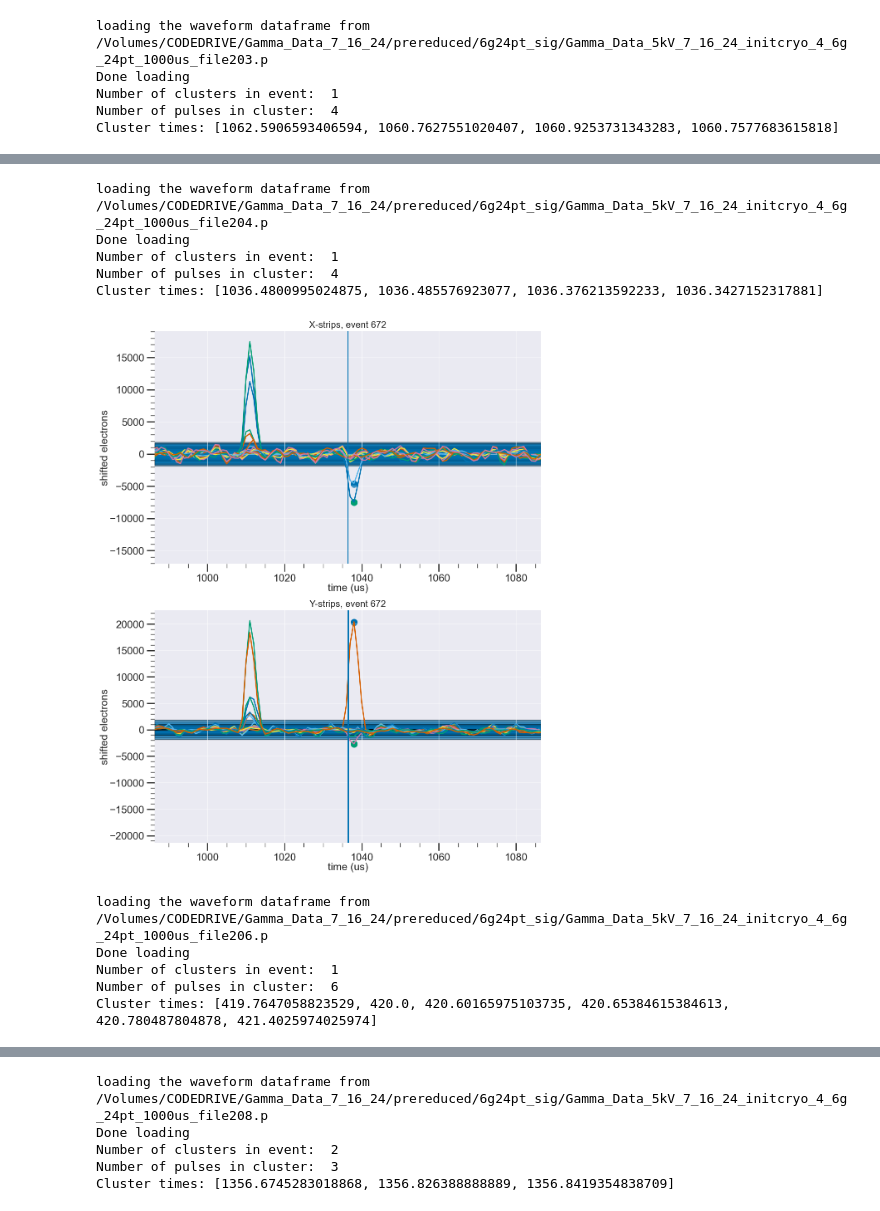
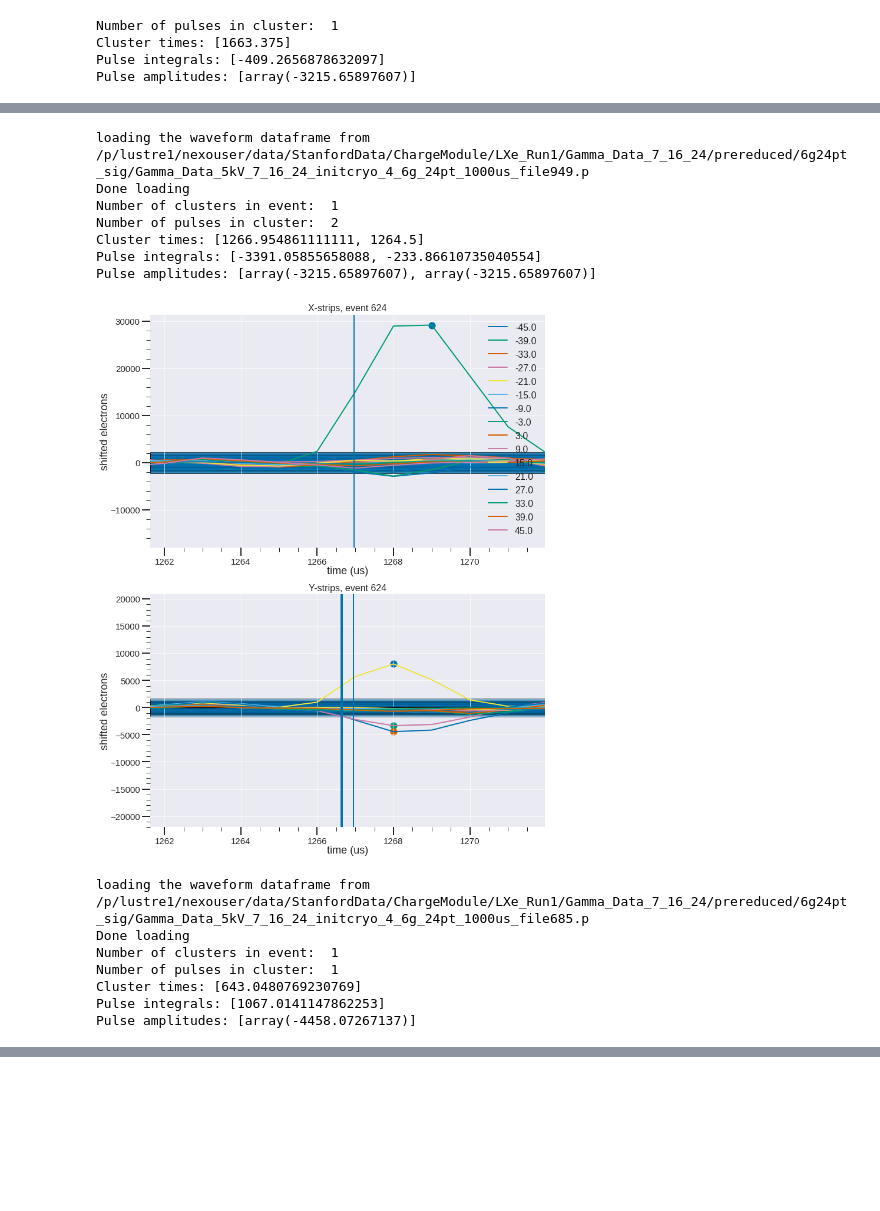
Before and after one commit to nEXO-collaboration/cryo-asic-analysis, a Jupyter notebook: notebooks/waveforms_from_reduced.ipynb, the cells around one changed output, grey strips where cells are left out. Saved outputs shown, nothing was run; the diff lists cells and outputs as text; code cells hidden in the pictures; blank space fills up the shorter version.

Commit message:
Waveform plotting changes to debug

```diff
--- a/notebooks/waveforms_from_reduced.ipynb
+++ b/notebooks/waveforms_from_reduced.ipynb
@@ -14,30 +14,31 @@ sys.path.append("../")
 import CryoAsicAnalysis
 import Utilities as Util
 # %%
-redfile_sig = "/Volumes/CodeDrive/Gamma_Data_7_16_24/reduced/temp/combined.p"
+#redfile_sig = "/Volumes/CodeDrive/Gamma_Data_7_16_24/reduced/temp/combined.p"
 #redfile_bk = "/Volumes/CodeDrive/Gamma_Data_7_16_24/reduced/6g24pt_bkg/combined.p"
 #or on llnl
-#redfile_sig = "/p/lustre1/nexouser/data/StanfordData/ChargeModule/LXe_Run1/Gamma_Data_7_16_24/reduced/6g24pt_sig/combined.p"
-#redfile_bk = "/p/lustre1/nexouser/data/StanfordData/ChargeModule/LXe_Run1/Gamma_Data_7_16_24/reduced/6g24pt_bkg/combined.p"
+redfile_sig = "/p/lustre1/nexouser/data/StanfordData/ChargeModule/LXe_Run1/Gamma_Data_7_16_24/reduced/6g24pt_sig/combined.p"
+redfile_bk = "/p/lustre1/nexouser/data/StanfordData/ChargeModule/LXe_Run1/Gamma_Data_7_16_24/reduced/6g24pt_bkg/combined.p"
 
 df_sig = pickle.load(open(redfile_sig, "rb"))[0]
-#df_bk = pickle.load(open(redfile_bk, "rb"))[0]
+df_bk = pickle.load(open(redfile_bk, "rb"))[0]
 # %%
 
 #change to your path
-#config_path = "/g/g15/angelico/cryo-asic-analysis/config/gamma-post-surg-24.yml"
-config_path = "../config/gamma-post-surg-24.yml"
+config_path = "/g/g15/angelico/cryo-asic-analysis/config/gamma-post-surg-24.yml"
+#config_path = "../config/gamma-post-surg-24.yml"
 
+df = df_sig
 
 #a cut that I want to look at
-mask = (df_sig["total_charge"] > 5000)
+mask = (df["total_charge"] > 10250) & (df["total_charge"] < 10500)
 
 #plot N random events from the events that pass this cut
-n = 20
-df_idxs = np.random.choice(df_sig[mask].index, n)
+n = 4
+df_idxs = np.random.choice(df[mask].index, n)
 df_idxs = np.unique(df_idxs)
 for idx in df_idxs:
-    ev = df_sig[mask].loc[idx]
+    ev = df[mask].loc[idx]
     filename = ev["filename"]
     evidx = ev["evidx"]
     clusters = ev["clusters"]
@@ -54,11 +55,15 @@ for idx in df_idxs:
     ca.baseline_subtract()
     print("Number of clusters in event: ", len(clusters))
     for clust in clusters:
-        print("Number of pulses in cluster: ", len(clust["pulses"]))
+        print("Number of pulses in cluster: ", len(clust["charge_pulses"]))
         print("Cluster times: ", end='')
-        print([p["t_arrival"] for p in clust["pulses"]])
+        print([p["t_arrival"] for p in clust["charge_pulses"]])
+        print("Pulse integrals: ", end='')
+        print([p["integral"] for p in clust["charge_pulses"]])
+        print("Pulse amplitudes: ", end='')
+        print([p["amp"] for P in clust["charge_pulses"]])
         fig, ax = ca.plot_strips_waveforms_separated(evidx, sep=0, show=False)
-        pulses = clust["pulses"]
+        pulses = ev["pulses"]
         ts = []
         for p in pulses:
             if(Util.get_channel_type(ca.chmap, p["channel"]) == "x"):
@@ -69,6 +74,7 @@ for idx in df_idxs:
             ax[axidx].scatter(p["tamp"], p["amp"], s=500)
             ax[axidx].axvline(p["t_arrival"])
             ts.append(p["t_arrival"])
+            #print(p["channel"])
 
         for ch in range(64):
             axidx = None
@@ -84,9 +90,9 @@ for idx in df_idxs:
             ax[axidx].axhspan(-std*3, std*3, alpha=0.4)
 
 
-
-        ax[0].set_xlim([min(ts) - 50, max(ts) + 50])
-        ax[1].set_xlim([min(ts) - 50, max(ts) + 50])
+        ax[0].legend()
+        ax[0].set_xlim([min(ts) - 5, max(ts) + 5])
+        ax[1].set_xlim([min(ts) - 5, max(ts) + 5])
         #ax[0].set_ylim([-10000, 10000])
         #ax[1].set_ylim([-10000, 10000])
         plt.show()
@@ -100,5 +108,4 @@ Cluster times: [1504.7003816793892, 1504.7790697674418, 1505.0131578947369, 1504
-loading the waveform dataframe from  /Volumes/CODEDRIVE/Gamma_Data_7_16_24/prereduced/6g24pt_sig/Gamma_Data_5kV_7_16_24_initcryo_4_6g_24pt_1000us_file203.p
-Done loading
-Number of clusters in event:  1
-Number of pulses in cluster:  4
-Cluster times: [1062.5906593406594, 1060.7627551020407, 1060.9253731343283, 1060.7577683615818]
+Number of pulses in cluster:  1
+Cluster times: [1663.375]
+Pulse integrals: [-409.2656878632097]
+Pulse amplitudes: [array(-3215.65897607)]
@@ -106,11 +113,15 @@ Cluster times: [1062.5906593406594, 1060.7627551020407, 1060.9253731343283, 1060
-loading the waveform dataframe from  /Volumes/CODEDRIVE/Gamma_Data_7_16_24/prereduced/6g24pt_sig/Gamma_Data_5kV_7_16_24_initcryo_4_6g_24pt_1000us_file204.p
+loading the waveform dataframe from  /p/lustre1/nexouser/data/StanfordData/ChargeModule/LXe_Run1/Gamma_Data_7_16_24/prereduced/6g24pt_sig/Gamma_Data_5kV_7_16_24_initcryo_4_6g_24pt_1000us_file949.p
 Done loading
 Number of clusters in event:  1
-Number of pulses in cluster:  4
-Cluster times: [1036.4800995024875, 1036.485576923077, 1036.376213592233, 1036.3427152317881]
+Number of pulses in cluster:  2
+Cluster times: [1266.954861111111, 1264.5]
+Pulse integrals: [-3391.05855658088, -233.86610735040554]
+Pulse amplitudes: [array(-3215.65897607), array(-3215.65897607)]
-[figure, old version]
+[figure, new version]
-loading the waveform dataframe from  /Volumes/CODEDRIVE/Gamma_Data_7_16_24/prereduced/6g24pt_sig/Gamma_Data_5kV_7_16_24_initcryo_4_6g_24pt_1000us_file206.p
+loading the waveform dataframe from  /p/lustre1/nexouser/data/StanfordData/ChargeModule/LXe_Run1/Gamma_Data_7_16_24/prereduced/6g24pt_sig/Gamma_Data_5kV_7_16_24_initcryo_4_6g_24pt_1000us_file685.p
 Done loading
 Number of clusters in event:  1
-Number of pulses in cluster:  6
-Cluster times: [419.7647058823529, 420.0, 420.60165975103735, 420.65384615384613, 420.780487804878, 421.4025974025974]
+Number of pulses in cluster:  1
+Cluster times: [643.0480769230769]
+Pulse integrals: [1067.0141147862253]
+Pulse amplitudes: [array(-4458.07267137)]
@@ -118,5 +128,0 @@ Cluster times: [419.7647058823529, 420.0, 420.60165975103735, 420.65384615384613
-loading the waveform dataframe from  /Volumes/CODEDRIVE/Gamma_Data_7_16_24/prereduced/6g24pt_sig/Gamma_Data_5kV_7_16_24_initcryo_4_6g_24pt_1000us_file208.p
-Done loading
-Number of clusters in event:  2
-Number of pulses in cluster:  3
-Cluster times: [1356.6745283018868, 1356.826388888889, 1356.8419354838709]
```
Also changed, not shown: parts of 2 cells of this notebook.
